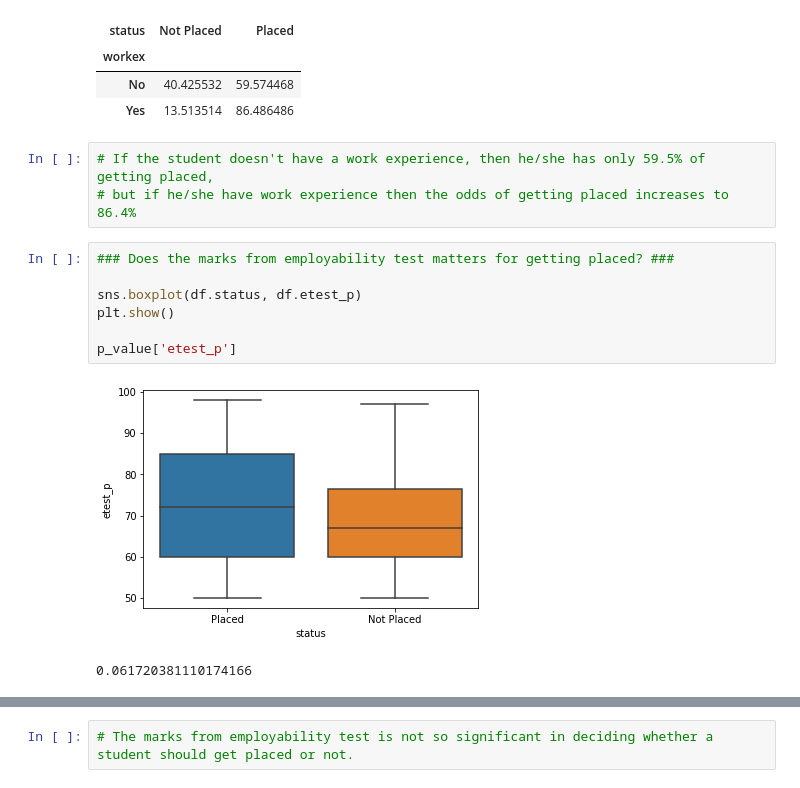
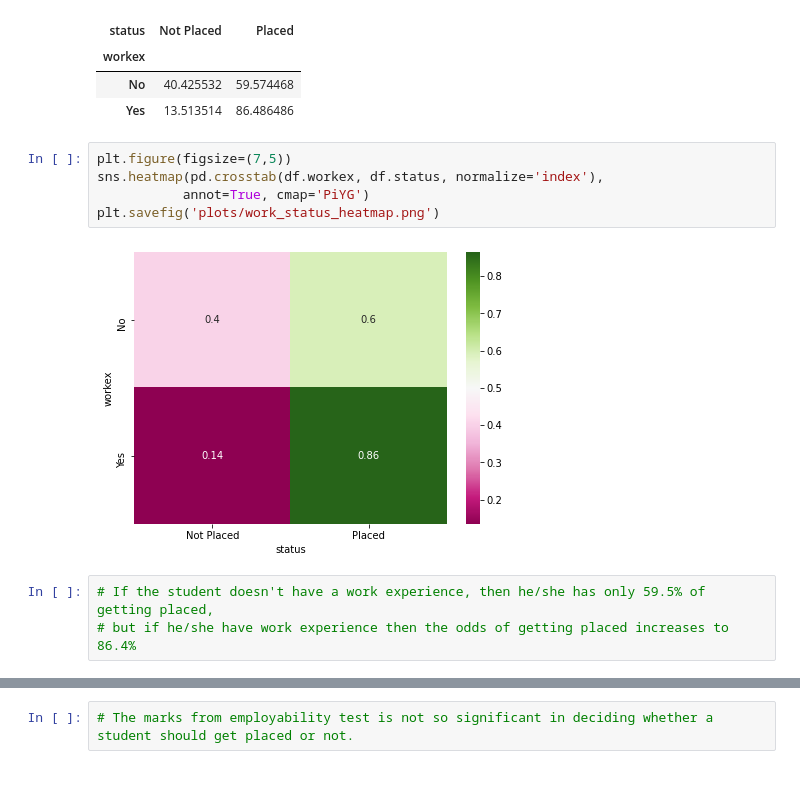
Before and after one commit to darshan-ds/Campus_recruitment_project, a Jupyter notebook: campus_recruitment_project.ipynb, the cells around one changed output, grey strips where cells are left out. Saved outputs shown, nothing was run; the diff lists cells and outputs as text.

```diff
--- a/campus_recruitment_project.ipynb
+++ b/campus_recruitment_project.ipynb
@@ -999,16 +1030,13 @@ pd.crosstab(df.workex, df.status, normalize='index') * 100
 | workex |  |  |
 | No | 40.425532 | 59.574468 |
 | Yes | 13.513514 | 86.486486 |
+# %%
+plt.figure(figsize=(7,5))
+sns.heatmap(pd.crosstab(df.workex, df.status, normalize='index'),
+           annot=True, cmap='PiYG')
+plt.savefig('plots/work_status_heatmap.png')
+# %% [output]
+[figure, added]
 # %%
 # If the student doesn't have a work experience, then he/she has only 59.5% of getting placed,
 # but if he/she have work experience then the odds of getting placed increases to 86.4%
-# %%
-### Does the marks from employability test matters for getting placed? ###
-
-sns.boxplot(df.status, df.etest_p)
-plt.show()
-
-p_value['etest_p']
-# %% [output]
-[figure, removed]
-0.061720381110174166
```
Also changed, not shown: parts of 22 cells of this notebook, 11 other files.
